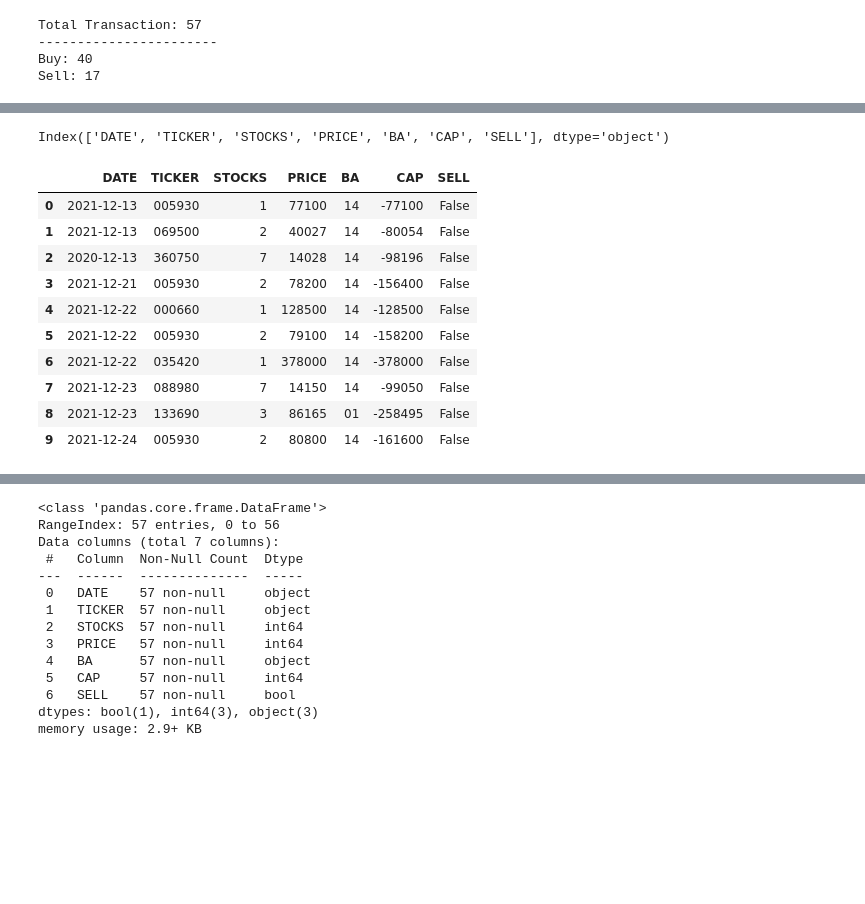
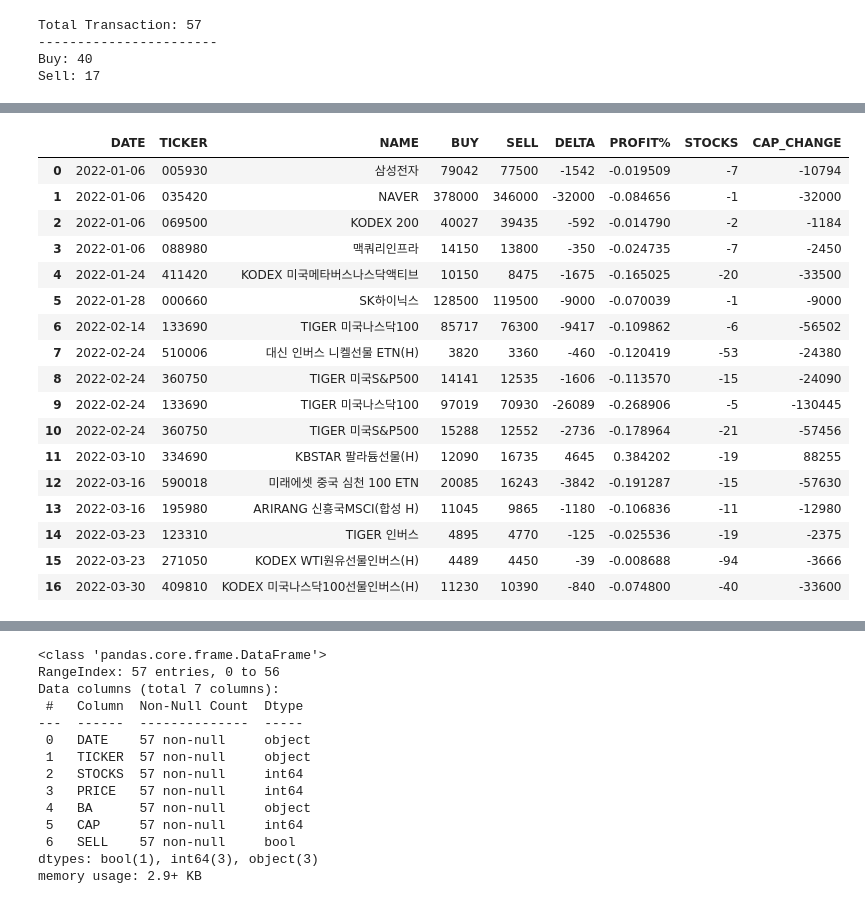
Before and after one commit to jamescbjeon/invest, a Jupyter notebook: mypostion.ipynb, the cells around one changed output, grey strips where cells are left out. Cells and saved outputs as stored; diff of their text form; code cells hidden in the pictures; blank space fills up the shorter version.

```diff
--- a/mypostion.ipynb
+++ b/mypostion.ipynb
@@ -182,19 +167,0 @@ Sell: 17
-# %%
-position.columns
-# %% [output]
-Index(['DATE', 'TICKER', 'STOCKS', 'PRICE', 'BA', 'CAP', 'SELL'], dtype='object')
-# %%
-position_test = position.iloc[:10]
-position_test
-# %% [output]
-|  | DATE | TICKER | STOCKS | PRICE | BA | CAP | SELL |
-| 0 | 2021-12-13 | 005930 | 1 | 77100 | 14 | -77100 | False |
-| 1 | 2021-12-13 | 069500 | 2 | 40027 | 14 | -80054 | False |
-| 2 | 2020-12-13 | 360750 | 7 | 14028 | 14 | -98196 | False |
-| 3 | 2021-12-21 | 005930 | 2 | 78200 | 14 | -156400 | False |
-| 4 | 2021-12-22 | 000660 | 1 | 128500 | 14 | -128500 | False |
-| 5 | 2021-12-22 | 005930 | 2 | 79100 | 14 | -158200 | False |
-| 6 | 2021-12-22 | 035420 | 1 | 378000 | 14 | -378000 | False |
-| 7 | 2021-12-23 | 088980 | 7 | 14150 | 14 | -99050 | False |
-| 8 | 2021-12-23 | 133690 | 3 | 86165 | 01 | -258495 | False |
-| 9 | 2021-12-24 | 005930 | 2 | 80800 | 14 | -161600 | False |
@@ -204,3 +192,24 @@ closed = pd.DataFrame(columns=['TICKER', 'STOCKS', 'CAP', 'AVG_PRICE'])
+# %%
+closed
+# %% [output]
+|  | DATE | TICKER | NAME | BUY | SELL | DELTA | PROFIT% | STOCKS | CAP_CHANGE |
+| 0 | 2022-01-06 | 005930 | 삼성전자 | 79042 | 77500 | -1542 | -0.019509 | -7 | -10794 |
+| 1 | 2022-01-06 | 035420 | NAVER | 378000 | 346000 | -32000 | -0.084656 | -1 | -32000 |
+| 2 | 2022-01-06 | 069500 | KODEX 200 | 40027 | 39435 | -592 | -0.014790 | -2 | -1184 |
+| 3 | 2022-01-06 | 088980 | 맥쿼리인프라 | 14150 | 13800 | -350 | -0.024735 | -7 | -2450 |
+| 4 | 2022-01-24 | 411420 | KODEX 미국메타버스나스닥액티브 | 10150 | 8475 | -1675 | -0.165025 | -20 | -33500 |
+| 5 | 2022-01-28 | 000660 | SK하이닉스 | 128500 | 119500 | -9000 | -0.070039 | -1 | -9000 |
+| 6 | 2022-02-14 | 133690 | TIGER 미국나스닥100 | 85717 | 76300 | -9417 | -0.109862 | -6 | -56502 |
+| 7 | 2022-02-24 | 510006 | 대신 인버스 니켈선물 ETN(H) | 3820 | 3360 | -460 | -0.120419 | -53 | -24380 |
+| 8 | 2022-02-24 | 360750 | TIGER 미국S&P500 | 14141 | 12535 | -1606 | -0.113570 | -15 | -24090 |
+| 9 | 2022-02-24 | 133690 | TIGER 미국나스닥100 | 97019 | 70930 | -26089 | -0.268906 | -5 | -130445 |
+| 10 | 2022-02-24 | 360750 | TIGER 미국S&P500 | 15288 | 12552 | -2736 | -0.178964 | -21 | -57456 |
+| 11 | 2022-03-10 | 334690 | KBSTAR 팔라듐선물(H) | 12090 | 16735 | 4645 | 0.384202 | -19 | 88255 |
+| 12 | 2022-03-16 | 590018 | 미래에셋 중국 심천 100 ETN | 20085 | 16243 | -3842 | -0.191287 | -15 | -57630 |
+| 13 | 2022-03-16 | 195980 | ARIRANG 신흥국MSCI(합성 H) | 11045 | 9865 | -1180 | -0.106836 | -11 | -12980 |
+| 14 | 2022-03-23 | 123310 | TIGER 인버스 | 4895 | 4770 | -125 | -0.025536 | -19 | -2375 |
+| 15 | 2022-03-23 | 271050 | KODEX WTI원유선물인버스(H) | 4489 | 4450 | -39 | -0.008688 | -94 | -3666 |
+| 16 | 2022-03-30 | 409810 | KODEX 미국나스닥100선물인버스(H) | 11230 | 10390 | -840 | -0.074800 | -40 | -33600 |
 # %%
 open
 # %% [output]
```
Also changed, not shown: parts of 15 cells of this notebook.
